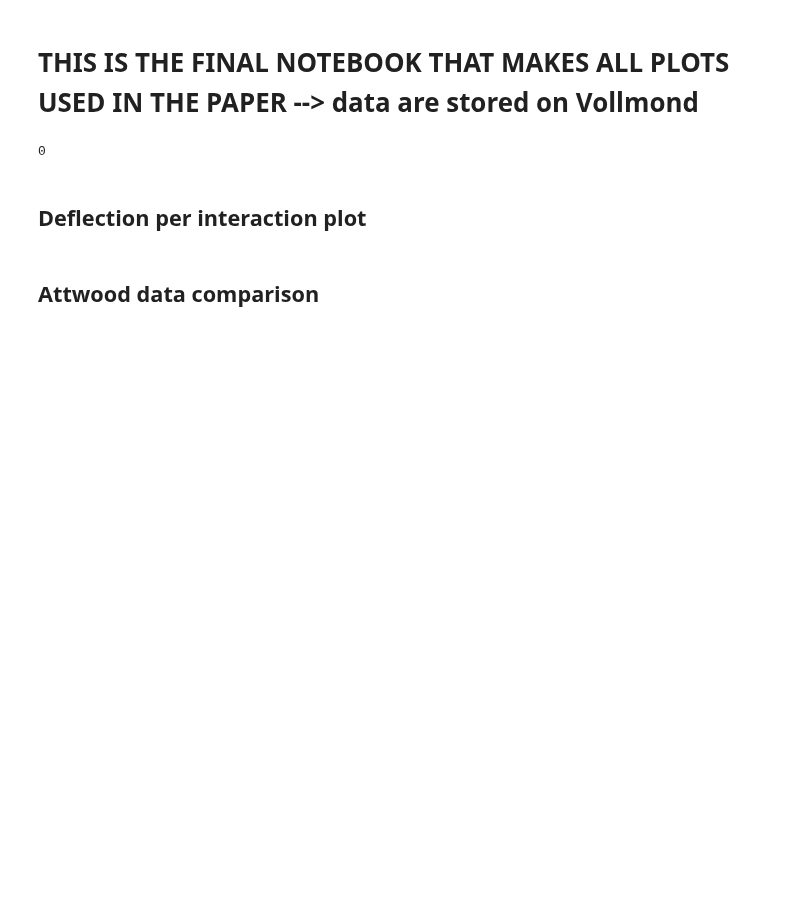
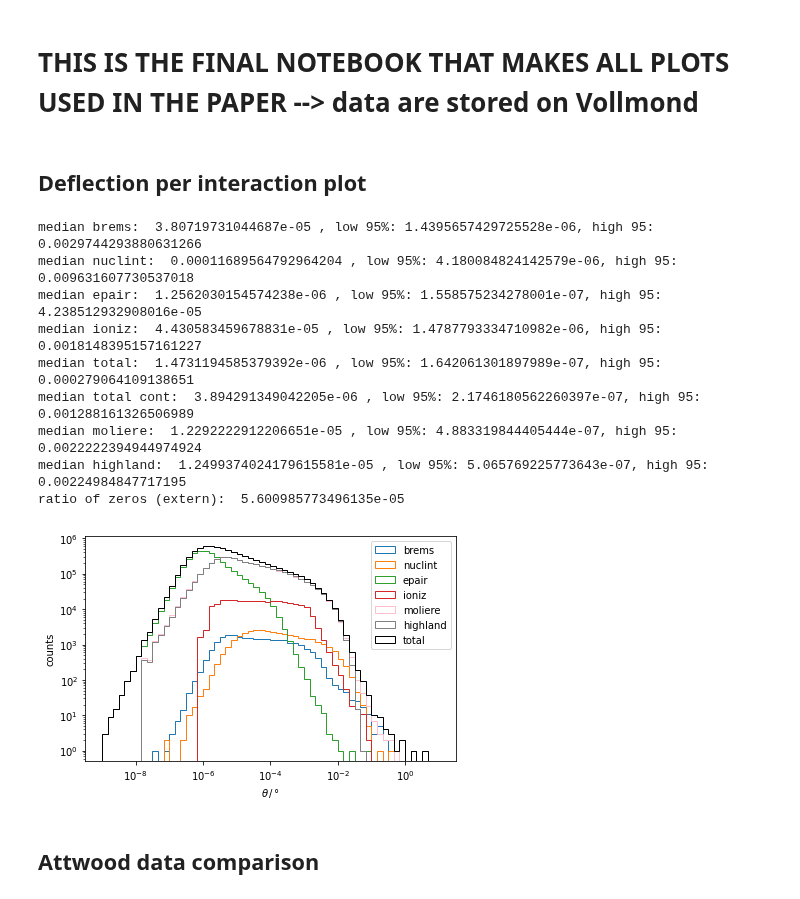
Before and after one commit to pascalgutjahr/muon-deflection-paper, a Jupyter notebook: deflection/FINAL.ipynb, the cells around one changed output. Cells and saved outputs as stored; diff of their text form; code cells hidden in the pictures; blank space fills up the shorter version.

Commit message:
add defl along smapling to final and git

```diff
--- a/deflection/FINAL.ipynb
+++ b/deflection/FINAL.ipynb
@@ -17,10 +16,76 @@ save_plot = True
 
 plot_dir = 'plots/FINAL/'
 os.system('mkdir -p {}'.format(plot_dir))
+
+colors = {
+    'brems': cm.tab10(0),
+    'nuclint': cm.tab10(1),
+    'epair': cm.tab10(2),
+    'ioniz': cm.tab10(3)
+}
-# %% [output]
-0
 # %% [markdown]
 ## Deflection per interaction plot
+# %%
+# Read data
+# save deflections of each interaction type for final paper notebook, using van Ginneken
+
+brems_defl_vG_ex = list(flatten(pd.read_hdf('plots/deflection_along_sampling/' + 'FINAL_defl_along_sampling_1PeV_1TeV_1000events.hdf5', key='brems_defl_vG_ex').values))
+nuclint_defl_vG_ex = list(flatten(pd.read_hdf('plots/deflection_along_sampling/' + 'FINAL_defl_along_sampling_1PeV_1TeV_1000events.hdf5', key='nuclint_defl_vG_ex').values))
+epair_defl_default_ex = list(flatten(pd.read_hdf('plots/deflection_along_sampling/' + 'FINAL_defl_along_sampling_1PeV_1TeV_1000events.hdf5', key='epair_defl_default_ex').values))
+ioniz_defl_default_ex = list(flatten(pd.read_hdf('plots/deflection_along_sampling/' + 'FINAL_defl_along_sampling_1PeV_1TeV_1000events.hdf5', key='ioniz_defl_default_ex').values))
+
+df_moliere = pd.read_hdf('plots/deflection_along_sampling/' + 'FINAL_defl_along_sampling_1PeV_1TeV_1000events.hdf5', key='cont_moliere')
+df_highland = pd.read_hdf('plots/deflection_along_sampling/' + 'FINAL_defl_along_sampling_1PeV_1TeV_1000events.hdf5', key='cont_highland')
+# %%
+bins = np.logspace(-9, 1, 61)
+
+plt.hist(np.rad2deg(brems_defl_vG_ex), bins=bins, histtype='step', color=colors['brems'], label='brems')
+plt.hist(np.rad2deg(nuclint_defl_vG_ex), bins=bins, histtype='step', color=colors['nuclint'], label='nuclint')
+plt.hist(np.rad2deg(epair_defl_default_ex), bins=bins, histtype='step', color=colors['epair'], label='epair')
+plt.hist(np.rad2deg(ioniz_defl_default_ex), bins=bins, histtype='step', color=colors['ioniz'], label='ioniz')
+
+plt.hist(np.rad2deg(df_moliere.cont_moliere), bins=bins, histtype='step', color='pink', label='moliere')
+plt.hist(np.rad2deg(df_highland.cont_highland), bins=bins, histtype='step', color='gray', label='highland')
+
+
+
+# total with moliere
+total_defl_vG_cont = list(flatten([brems_defl_vG_ex, nuclint_defl_vG_ex, epair_defl_default_ex, ioniz_defl_default_ex, df_moliere.cont_moliere]))
+plt.hist(np.rad2deg(total_defl_vG_cont), bins=bins, histtype='step', color='black', label='total')
+
+total_defl_vG = list(flatten([brems_defl_vG_ex, nuclint_defl_vG_ex, epair_defl_default_ex, ioniz_defl_default_ex]))
+
+print('median brems: ', np.median(np.rad2deg(brems_defl_vG_ex)), ', low 95%: {}, high 95: {}'.format(np.quantile(np.rad2deg(brems_defl_vG_ex), 0.025), np.quantile(np.rad2deg(brems_defl_vG_ex), 0.975)))
+print('median nuclint: ', np.median(np.rad2deg(nuclint_defl_vG_ex)), ', low 95%: {}, high 95: {}'.format(np.quantile(np.rad2deg(nuclint_defl_vG_ex), 0.025), np.quantile(np.rad2deg(nuclint_defl_vG_ex), 0.975)))
+print('median epair: ', np.median(np.rad2deg(epair_defl_default_ex)), ', low 95%: {}, high 95: {}'.format(np.quantile(np.rad2deg(epair_defl_default_ex), 0.025), np.quantile(np.rad2deg(epair_defl_default_ex), 0.975)))
+print('median ioniz: ', np.median(np.rad2deg(ioniz_defl_default_ex)), ', low 95%: {}, high 95: {}'.format(np.quantile(np.rad2deg(ioniz_defl_default_ex), 0.025), np.quantile(np.rad2deg(ioniz_defl_default_ex), 0.975)))
+print('median total: ', np.median(np.rad2deg(total_defl_vG)), ', low 95%: {}, high 95: {}'.format(np.quantile(np.rad2deg(total_defl_vG), 0.025), np.quantile(np.rad2deg(total_defl_vG), 0.975)))
+print('median total cont: ', np.median(np.rad2deg(total_defl_vG_cont)), ', low 95%: {}, high 95: {}'.format(np.quantile(np.rad2deg(total_defl_vG_cont), 0.025), np.quantile(np.rad2deg(total_defl_vG_cont), 0.975)))
+print('median moliere: ', np.median(np.rad2deg(df_moliere.cont_moliere)), ', low 95%: {}, high 95: {}'.format(np.quantile(np.rad2deg(df_moliere.cont_moliere), 0.025), np.quantile(np.rad2deg(df_moliere.cont_moliere), 0.975)))
+print('median highland: ', np.median(np.rad2deg(df_highland.cont_highland)), ', low 95%: {}, high 95: {}'.format(np.quantile(np.rad2deg(df_highland.cont_highland), 0.025), np.quantile(np.rad2deg(df_highland.cont_highland), 0.975)))
+
+plt.xscale('log')
+plt.yscale('log')
+plt.xlabel(r'$\theta\,/\,$°')
+plt.ylabel('counts')
+plt.legend(loc='upper right')
+plt.tight_layout()
+if save_plot:
+    plt.savefig(plot_dir + '1PeV_1TeV_1000events_deflection_along_sampling.pdf')
+
+# ratio of zeros
+print('ratio of zeros (extern): ', np.sum(np.array(total_defl_vG)==0)/len(total_defl_vG))
+# %% [output]
+median brems:  3.80719731044687e-05 , low 95%: 1.4395657429725528e-06, high 95: 0.0029744293880631266
+median nuclint:  0.00011689564792964204 , low 95%: 4.180084824142579e-06, high 95: 0.009631607730537018
+median epair:  1.2562030154574238e-06 , low 95%: 1.558575234278001e-07, high 95: 4.238512932908016e-05
+median ioniz:  4.430583459678831e-05 , low 95%: 1.4787793334710982e-06, high 95: 0.0018148395157161227
+median total:  1.4731194585379392e-06 , low 95%: 1.642061301897989e-07, high 95: 0.000279064109138651
+median total cont:  3.894291349042205e-06 , low 95%: 2.1746180562260397e-07, high 95: 0.001288161326506989
+median moliere:  1.2292222912206651e-05 , low 95%: 4.883319844405444e-07, high 95: 0.0022222394944974924
+median highland:  1.2499374024179615581e-05 , low 95%: 5.065769225773643e-07, high 95: 0.00224984847717195
+ratio of zeros (extern):  5.600985773496135e-05
+[figure, added]
 # %% [markdown]
 ## Attwood data comparison
 # %%
```
Also changed, not shown: parts of 2 cells of this notebook, 8 other files.
